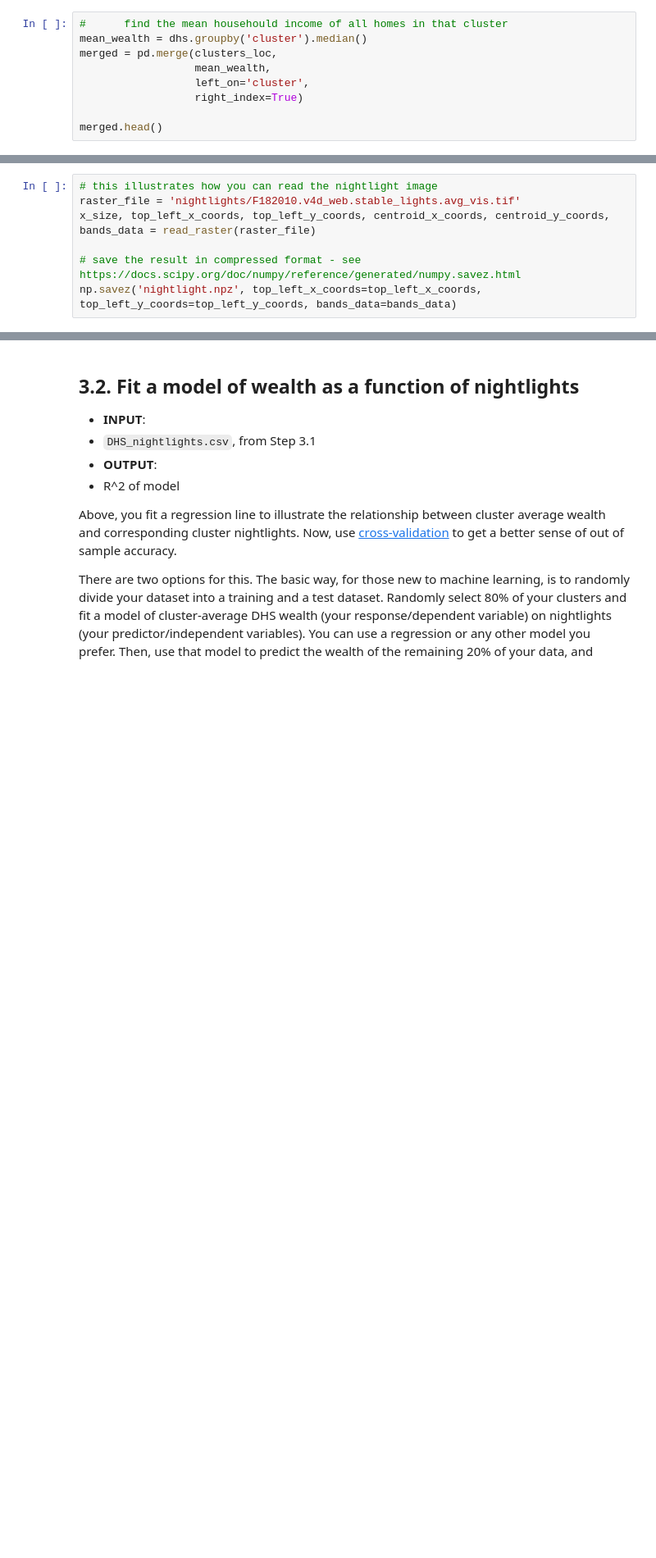
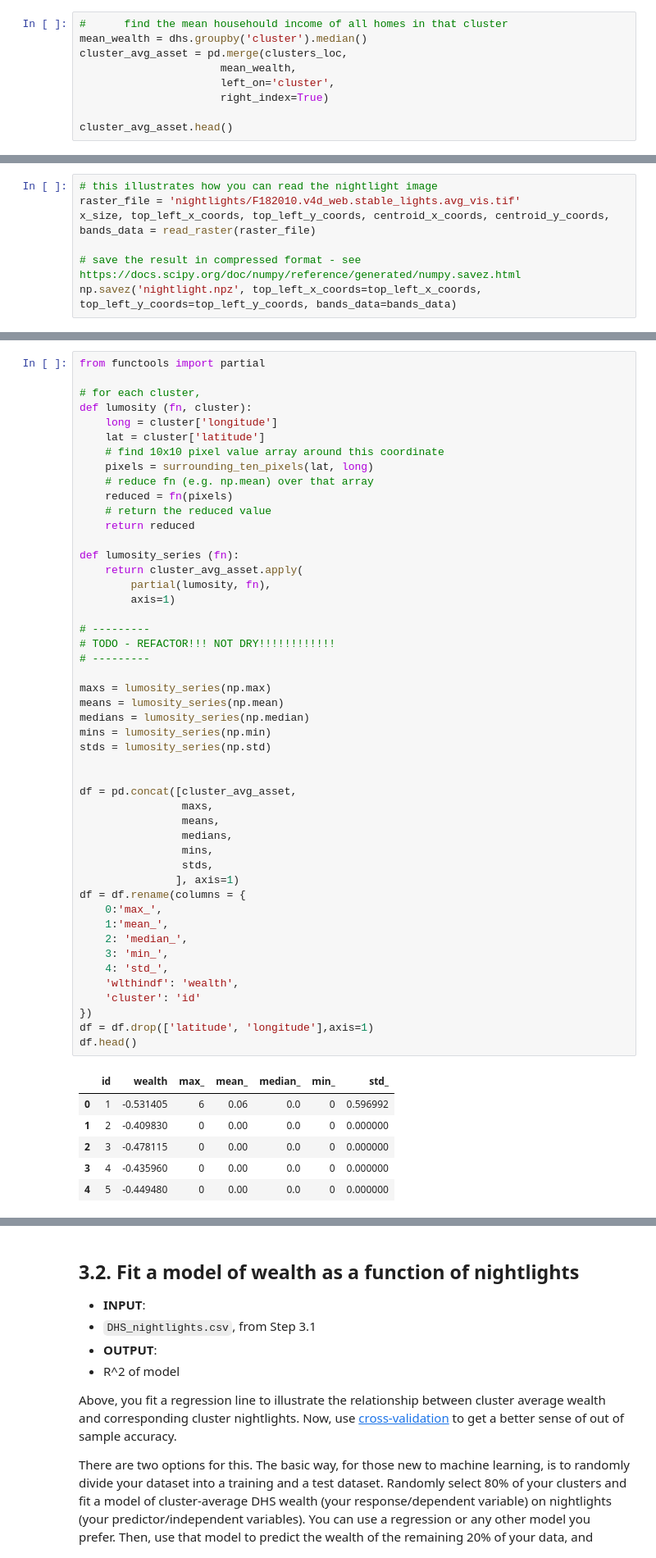
Before and after one commit to elsehow/diid17, a Jupyter notebook: DIID17-PS1.ipynb, the cells around one changed output, grey strips where cells are left out. Shown at 82% size. Drawn from its saved outputs; the diff is of its cells as text; blank space fills up the shorter version.

```diff
--- a/DIID17-PS1.ipynb
+++ b/DIID17-PS1.ipynb
@@ -114,12 +117,12 @@ dtype: float64
 # %%
 #      find the mean househould income of all homes in that cluster
 mean_wealth = dhs.groupby('cluster').median()
-merged = pd.merge(clusters_loc,
-                  mean_wealth,
-                  left_on='cluster',
-                  right_index=True)
+cluster_avg_asset = pd.merge(clusters_loc,
+                      mean_wealth,
+                      left_on='cluster',
+                      right_index=True)
 
-merged.head()
+cluster_avg_asset.head()
 # %% [output]
 |  | cluster | latitude | longitude | wlthindf |
 | 0 | 1 | -2.532818 | 29.684726 | -0.531405 |
@@ -315,0 +329,55 @@ bands_data.shape
+# %%
+from functools import partial
+
+# for each cluster,
+def lumosity (fn, cluster):
+    long = cluster['longitude']
+    lat = cluster['latitude']
+    # find 10x10 pixel value array around this coordinate
+    pixels = surrounding_ten_pixels(lat, long)
+    # reduce fn (e.g. np.mean) over that array
+    reduced = fn(pixels)
+    # return the reduced value
+    return reduced
+
+def lumosity_series (fn):
+    return cluster_avg_asset.apply(
+        partial(lumosity, fn),
+        axis=1)
+
+# ---------
+# TODO - REFACTOR!!! NOT DRY!!!!!!!!!!!!
+# ---------
+
+maxs = lumosity_series(np.max)
+means = lumosity_series(np.mean)
+medians = lumosity_series(np.median)
+mins = lumosity_series(np.min)
+stds = lumosity_series(np.std)
+
+
+df = pd.concat([cluster_avg_asset,
+                maxs,
+                means,
+                medians,
+                mins,
+                stds,
+               ], axis=1)
+df = df.rename(columns = {
+    0:'max_',
+    1:'mean_',
+    2: 'median_',
+    3: 'min_',
+    4: 'std_',
+    'wlthindf': 'wealth',
+    'cluster': 'id'
+})
+df = df.drop(['latitude', 'longitude'],axis=1)
+df.head()
+# %% [output]
+|  | id | wealth | max_ | mean_ | median_ | min_ | std_ |
+| 0 | 1 | -0.531405 | 6 | 0.06 | 0.0 | 0 | 0.596992 |
+| 1 | 2 | -0.409830 | 0 | 0.00 | 0.0 | 0 | 0.000000 |
+| 2 | 3 | -0.478115 | 0 | 0.00 | 0.0 | 0 | 0.000000 |
+| 3 | 4 | -0.435960 | 0 | 0.00 | 0.0 | 0 | 0.000000 |
+| 4 | 5 | -0.449480 | 0 | 0.00 | 0.0 | 0 | 0.000000 |
```
Also changed, not shown: parts of 8 cells of this notebook, 2 other files.
